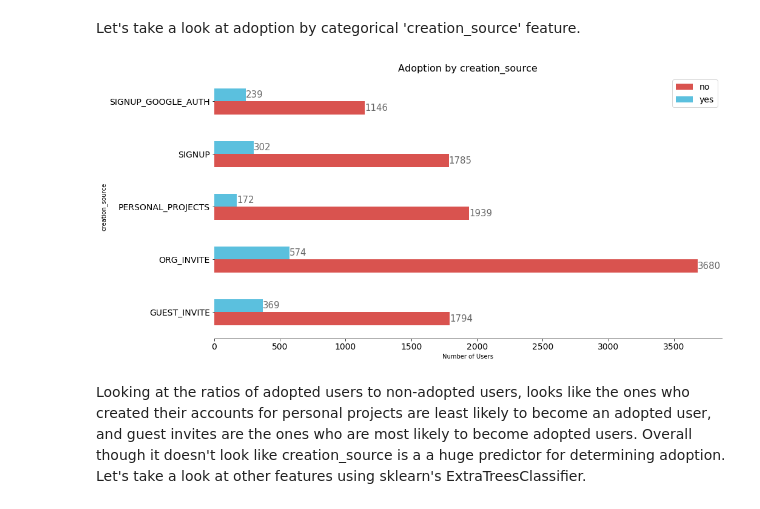
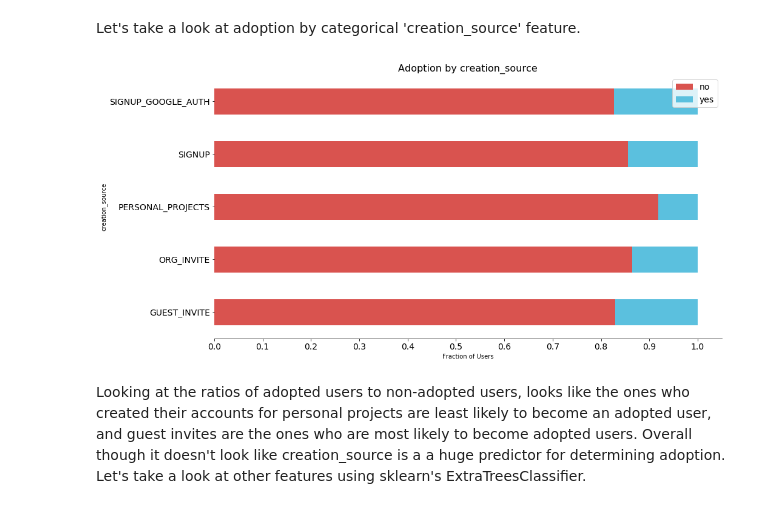
Before and after one commit to loganrudd/relax_challenge, a Jupyter notebook: relax_challenge.ipynb, the cells around one changed output. Saved outputs shown, nothing was run; the diff lists cells and outputs as text; code cells hidden in the pictures.

Commit message:
changed bar plot of Adoption by creation_source to reflect fraction of users instead of number

```diff
--- a/relax_challenge.ipynb
+++ b/relax_challenge.ipynb
@@ -186,28 +189,24 @@ Name: adopted, dtype: int64
 # %% [markdown]
 Let's take a look at adoption by categorical 'creation_source' feature.
 # %%
-ax = df_adopted_users.groupby(['adopted'])['creation_source'].value_counts().unstack(0).plot.barh(figsize=(15,8),
-                                                                                   width=0.5,
-                                                                                   color=['#d9534f', '#5bc0de'],
-                                                                                   fontsize=14)
+ax = df_adopted_users.groupby(['creation_source'])['adopted'] \
+            .value_counts(normalize=True).unstack().plot.barh(figsize=(15,8),
+                                                              width=0.5,
+                                                              color=['#d9534f', '#5bc0de'],
+                                                              fontsize=14,
+                                                              stacked=True)
 
 plt.legend(fontsize=14)
 plt.title("Adoption by creation_source",
          fontsize=16)
 
-# set individual bar lables using above list
-for i in ax.patches:
-    # get_x pulls left or right; get_height pushes up or down
-    ax.text(i.get_width(), i.get_y()+.075, \
-            str(int(i.get_width())), fontsize=15,
-                color='dimgrey', clip_on=True)
-
-ax.set_xlabel('Number of Users')
+ax.set_xlabel('Fraction of Users')
+ax.set_xticks(np.arange(0,1.1,.1))
 ax.spines['top'].set_visible(False)
 ax.spines['right'].set_visible(False)
 ax.spines['left'].set_visible(False)
 # %% [output]
-[figure, old version]
+[figure, new version]
 # %% [markdown]
 Looking at the ratios of adopted users to non-adopted users, looks like the ones who created their accounts for personal projects are least likely to become an adopted user, and guest invites are the ones who are most likely to become adopted users. Overall though it doesn't look like creation_source is a a huge predictor for determining adoption. Let's take a look at other features using sklearn's ExtraTreesClassifier.
 # %%
```
Also changed, not shown: parts of 1 cell of this notebook.
